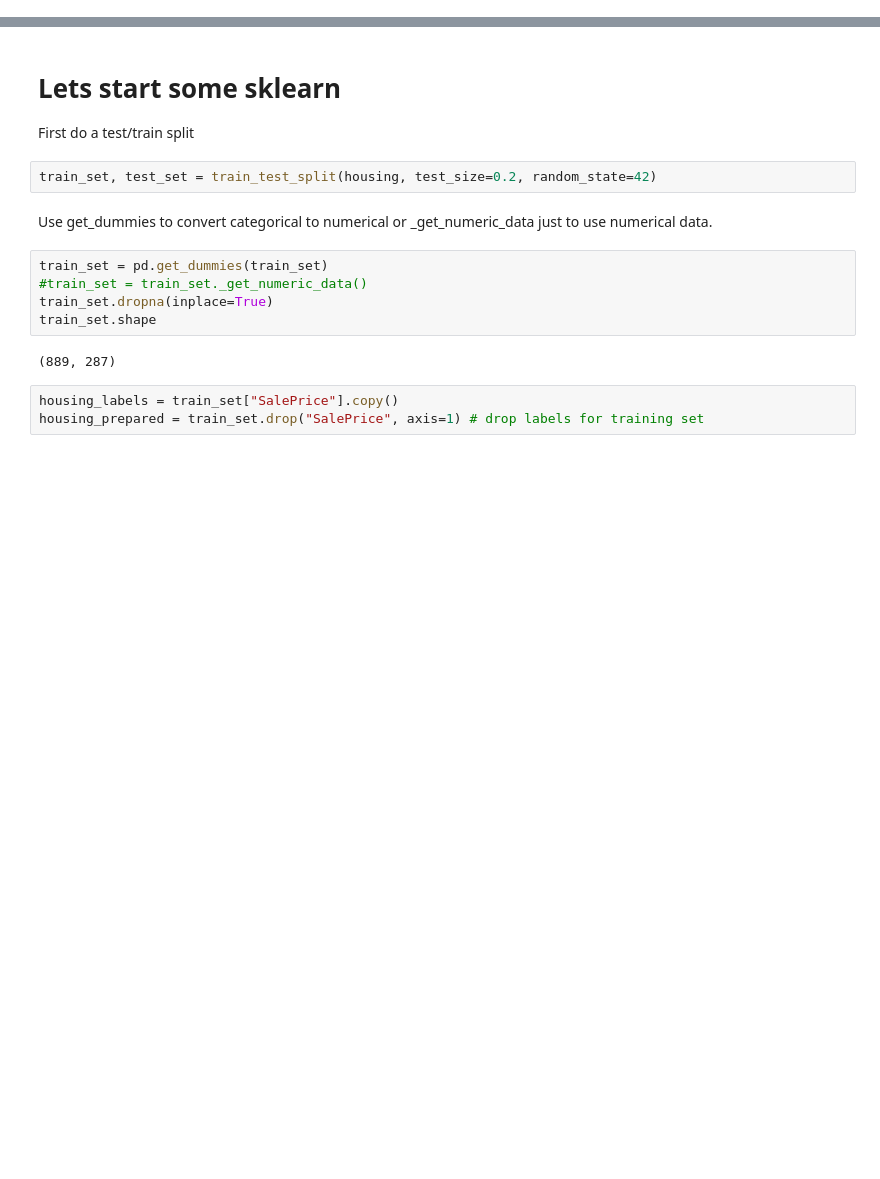
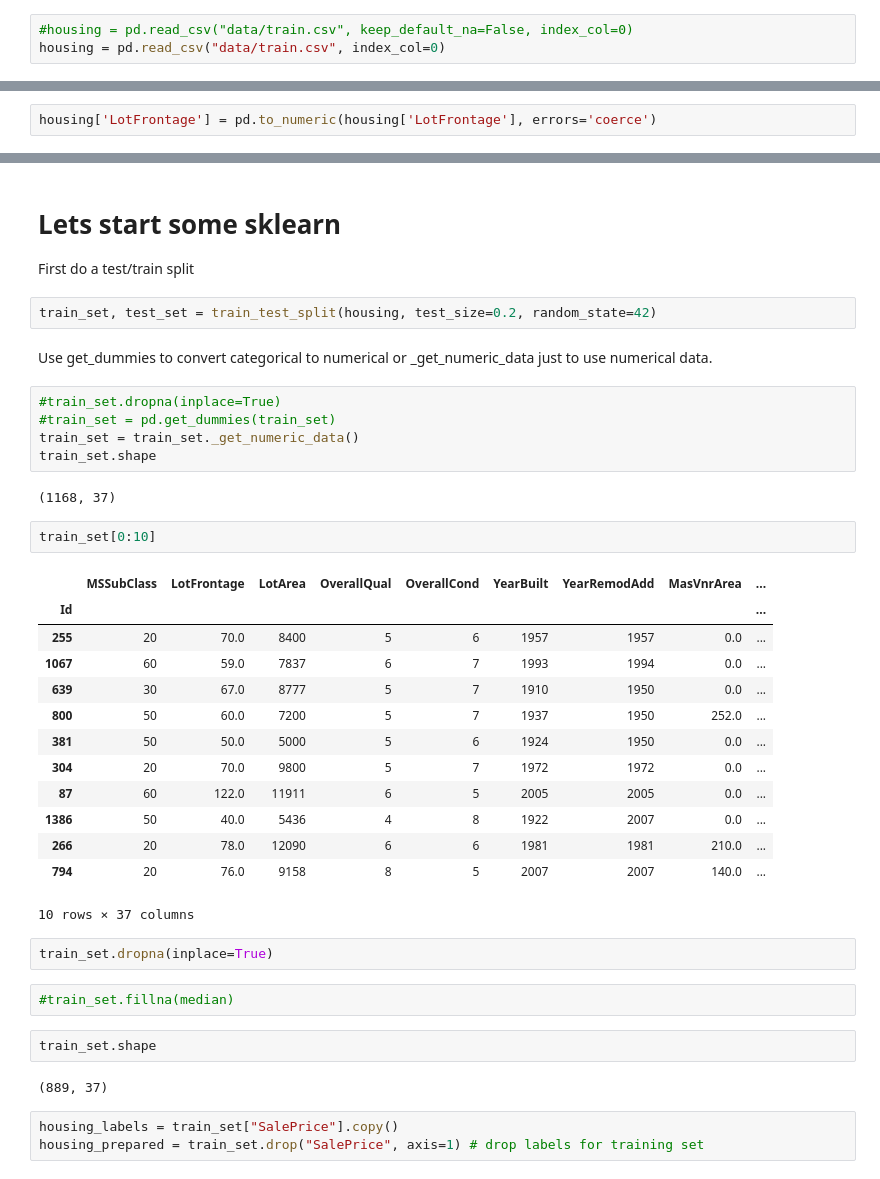
Before and after one commit to afcarl/kaggle-house-prices, a Jupyter notebook: Robin kaggle house price.ipynb, the cells around one changed output, grey strips where cells are left out. Cells and saved outputs as stored; diff of their text form; blank space fills up the shorter version.

```diff
--- a/Robin kaggle house price.ipynb
+++ b/Robin kaggle house price.ipynb
@@ -23,3 +20,6 @@ housing = pd.DataFrame.from_csv("data/train.csv")
+# %%
+#housing = pd.read_csv("data/train.csv", keep_default_na=False, index_col=0)
+housing = pd.read_csv("data/train.csv", index_col=0)
 # %%
 housing.shape
 # %% [output]
@@ -93,0 +96,2 @@ Name: Street, dtype: int64
+# %%
+housing['LotFrontage'] = pd.to_numeric(housing['LotFrontage'], errors='coerce')
@@ -130,12 +155,36 @@ train_set, test_set = train_test_split(housing, test_size=0.2, random_state=42)
 # %% [markdown]
 Use get_dummies to convert categorical to numerical or _get_numeric_data just to use numerical data.
 # %%
-train_set = pd.get_dummies(train_set)
-#train_set = train_set._get_numeric_data()
-train_set.dropna(inplace=True)
+#train_set.dropna(inplace=True)
+#train_set = pd.get_dummies(train_set)
+train_set = train_set._get_numeric_data()
 train_set.shape
 # %% [output]
-(889, 287)
+(1168, 37)
+# %%
+train_set[0:10]
+# %% [output]
+|  | MSSubClass | LotFrontage | LotArea | OverallQual | OverallCond | YearBuilt | YearRemodAdd | MasVnrArea | ... |
+| Id |  |  |  |  |  |  |  |  | ... |
+| 255 | 20 | 70.0 | 8400 | 5 | 6 | 1957 | 1957 | 0.0 | ... |
+| 1067 | 60 | 59.0 | 7837 | 6 | 7 | 1993 | 1994 | 0.0 | ... |
+| 639 | 30 | 67.0 | 8777 | 5 | 7 | 1910 | 1950 | 0.0 | ... |
+| 800 | 50 | 60.0 | 7200 | 5 | 7 | 1937 | 1950 | 252.0 | ... |
+| 381 | 50 | 50.0 | 5000 | 5 | 6 | 1924 | 1950 | 0.0 | ... |
+| 304 | 20 | 70.0 | 9800 | 5 | 7 | 1972 | 1972 | 0.0 | ... |
+| 87 | 60 | 122.0 | 11911 | 6 | 5 | 2005 | 2005 | 0.0 | ... |
+| 1386 | 50 | 40.0 | 5436 | 4 | 8 | 1922 | 2007 | 0.0 | ... |
+| 266 | 20 | 78.0 | 12090 | 6 | 6 | 1981 | 1981 | 210.0 | ... |
+| 794 | 20 | 76.0 | 9158 | 8 | 5 | 2007 | 2007 | 140.0 | ... |
+10 rows × 37 columns
+# %%
+train_set.dropna(inplace=True)
+# %%
+#train_set.fillna(median)
+# %%
+train_set.shape
+# %% [output]
+(889, 37)
 # %%
 housing_labels = train_set["SalePrice"].copy()
 housing_prepared = train_set.drop("SalePrice", axis=1) # drop labels for training set
```
Also changed, not shown: parts of 28 cells of this notebook, 1 other file.
